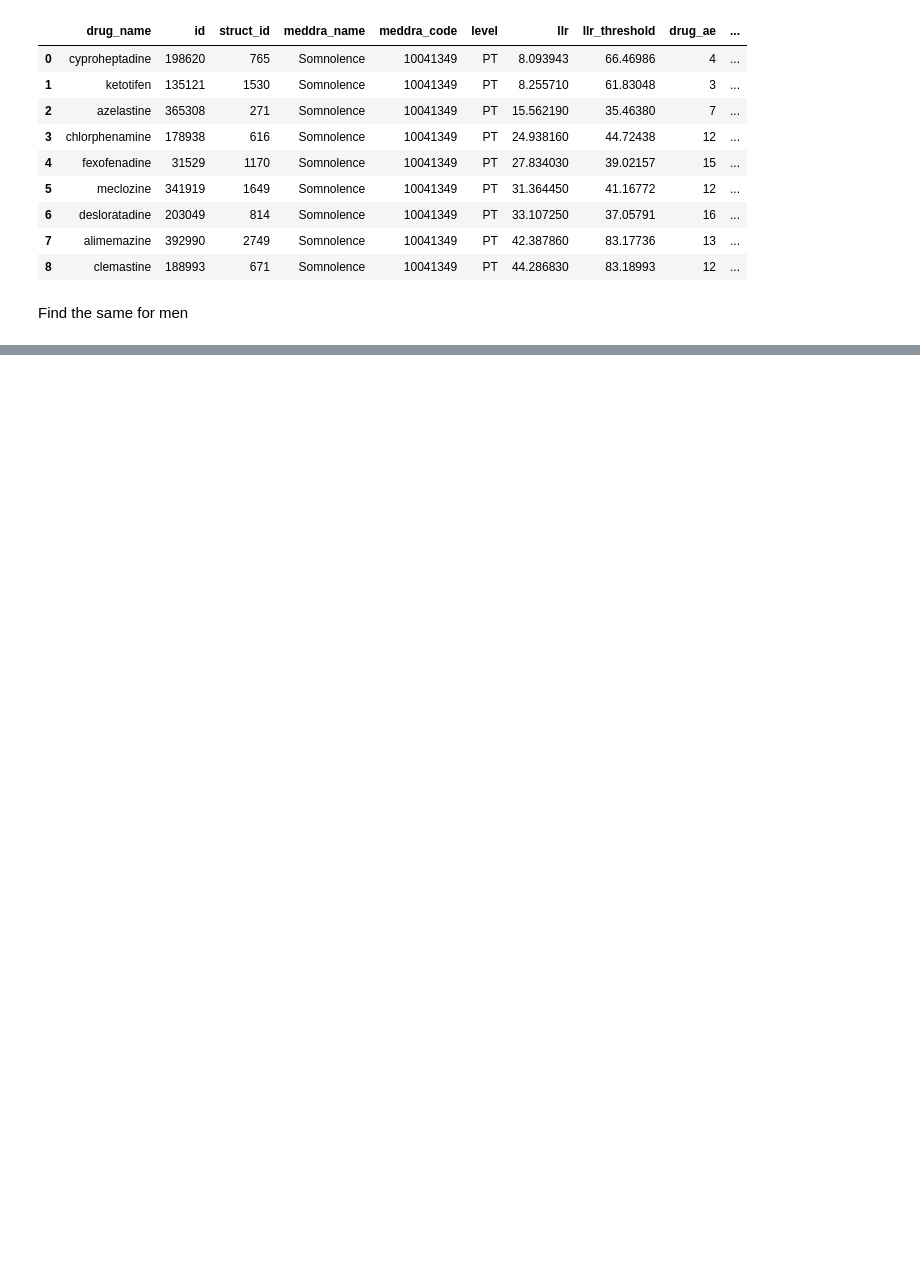
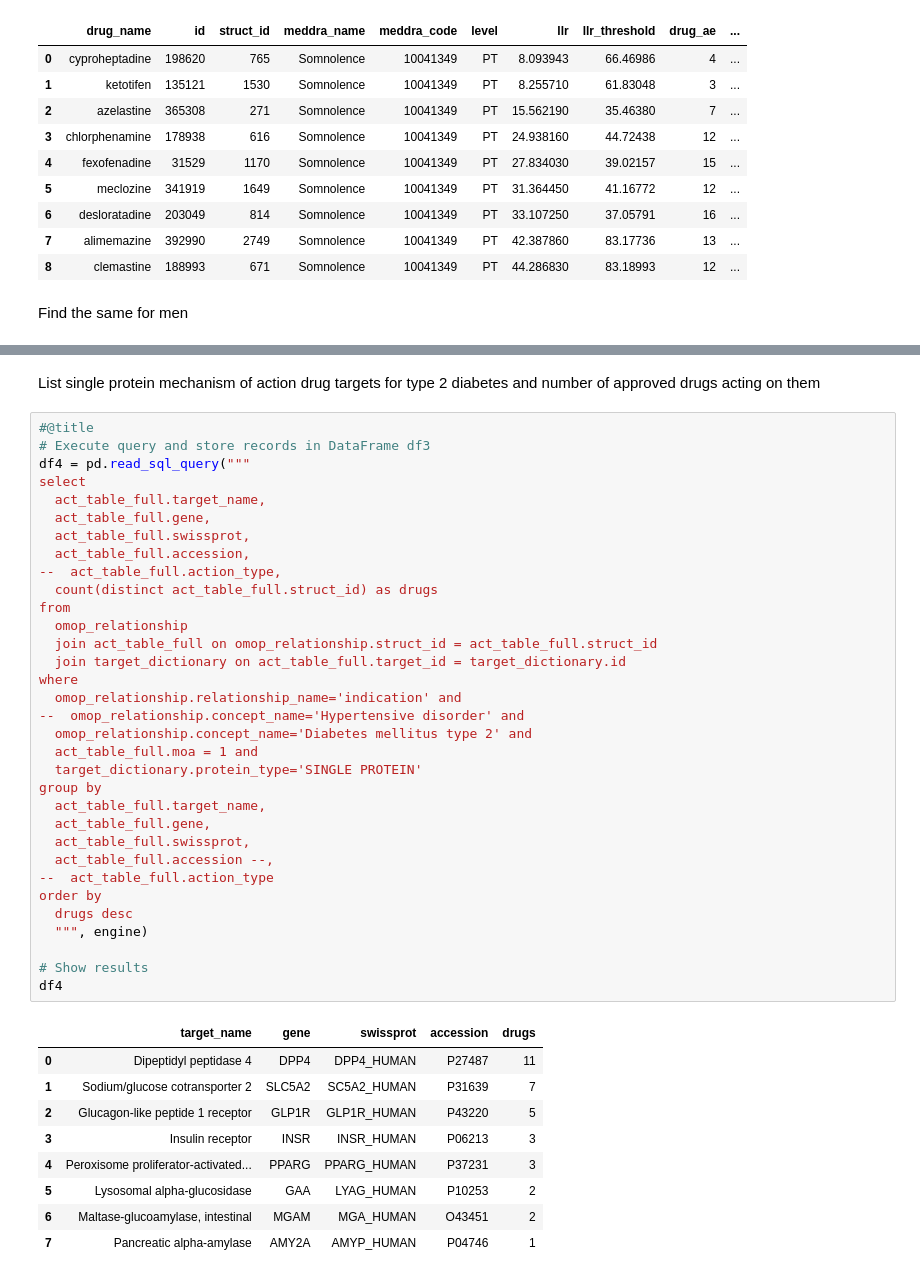
Before and after one commit to unmtransinfo/idg-cfde, a Jupyter notebook: python/DrugCentral_examples.ipynb, the cells around one changed output, grey strips where cells are left out. Cells and saved outputs as stored; diff of their text form; blank space fills up the shorter version.

```diff
--- a/python/DrugCentral_examples.ipynb
+++ b/python/DrugCentral_examples.ipynb
@@ -102,3 +106,48 @@ df3
 | 7 | desloratadine | 1302856 | 814 | Somnolence | 10041349 | PT | 58.956070 | 40.78377 | 23 | ... |
 | 8 | levocetirizine | 1640168 | 1566 | Somnolence | 10041349 | PT | 68.910590 | 48.25841 | 25 | ... |
 | 9 | doxylamine | 1411954 | 962 | Somnolence | 10041349 | PT | 93.810800 | 50.57578 | 76 | ... |
+# %% [markdown]
+List single protein mechanism of action drug targets for type 2 diabetes and number of approved drugs acting on them
+# %%
+#@title
+# Execute query and store records in DataFrame df3
+df4 = pd.read_sql_query("""
+select
+  act_table_full.target_name,
+  act_table_full.gene,
+  act_table_full.swissprot,
+  act_table_full.accession,
+--  act_table_full.action_type,
+  count(distinct act_table_full.struct_id) as drugs
+from
+  omop_relationship
+  join act_table_full on omop_relationship.struct_id = act_table_full.struct_id
+  join target_dictionary on act_table_full.target_id = target_dictionary.id
+where
+  omop_relationship.relationship_name='indication' and
+--  omop_relationship.concept_name='Hypertensive disorder' and
+  omop_relationship.concept_name='Diabetes mellitus type 2' and
+  act_table_full.moa = 1 and
+  target_dictionary.protein_type='SINGLE PROTEIN'
+group by
+  act_table_full.target_name,
+  act_table_full.gene,
+  act_table_full.swissprot,
+  act_table_full.accession --,
+--  act_table_full.action_type
+order by
+  drugs desc
+  """, engine)
+
+# Show results
+df4
+# %% [output]
+|  | target_name | gene | swissprot | accession | drugs |
+| 0 | Dipeptidyl peptidase 4 | DPP4 | DPP4_HUMAN | P27487 | 11 |
+| 1 | Sodium/glucose cotransporter 2 | SLC5A2 | SC5A2_HUMAN | P31639 | 7 |
+| 2 | Glucagon-like peptide 1 receptor | GLP1R | GLP1R_HUMAN | P43220 | 5 |
+| 3 | Insulin receptor | INSR | INSR_HUMAN | P06213 | 3 |
+| 4 | Peroxisome proliferator-activated... | PPARG | PPARG_HUMAN | P37231 | 3 |
+| 5 | Lysosomal alpha-glucosidase | GAA | LYAG_HUMAN | P10253 | 2 |
+| 6 | Maltase-glucoamylase, intestinal | MGAM | MGA_HUMAN | O43451 | 2 |
+| 7 | Pancreatic alpha-amylase | AMY2A | AMYP_HUMAN | P04746 | 1 |
```
Also changed, not shown: parts of 6 cells of this notebook.
